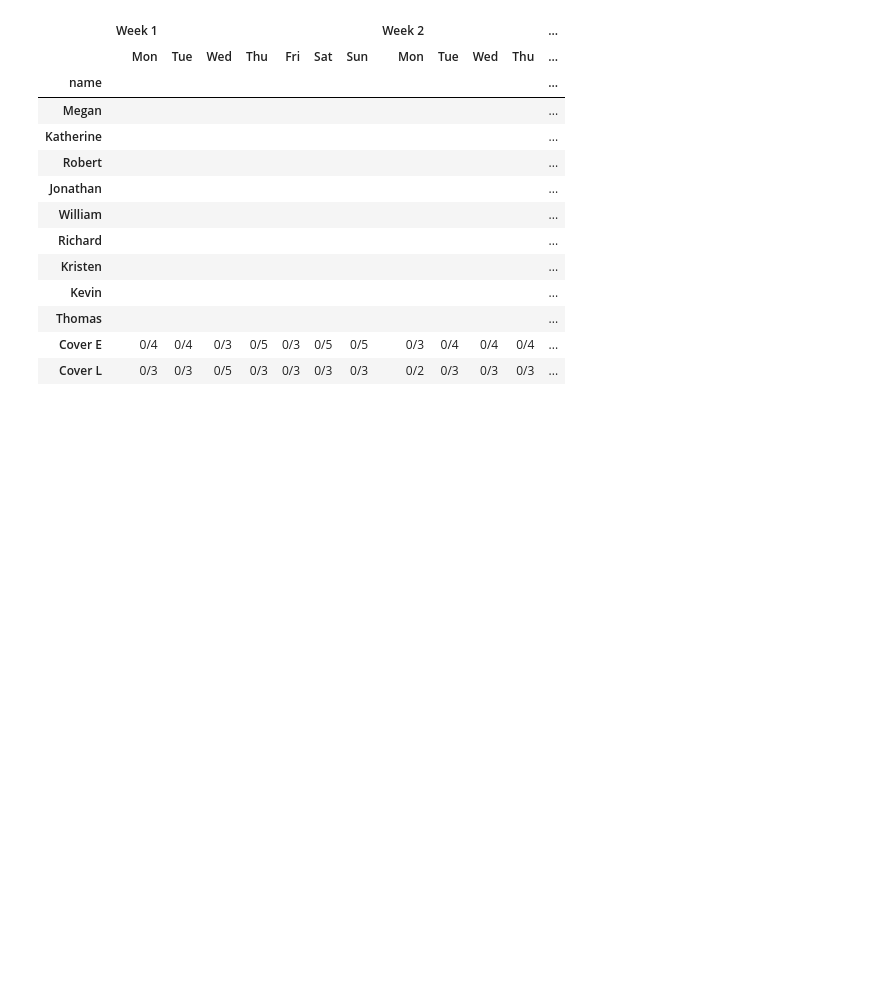
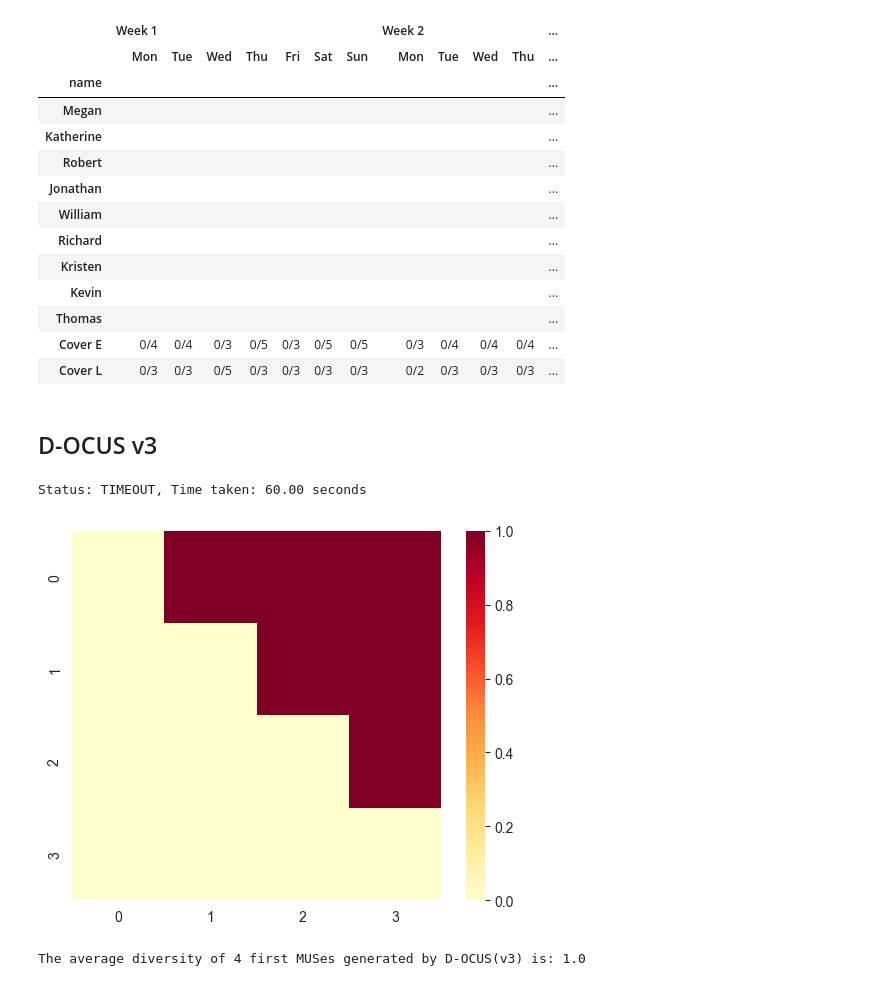
Before and after one commit to RobinHalford/cpmpy, a Jupyter notebook: cpmpy/tools/explain/nurse_rostering_examples.ipynb, the cells around one changed output. Drawn from its saved outputs; the diff is of its cells as text; code cells hidden in the pictures; blank space fills up the shorter version.

```diff
--- a/cpmpy/tools/explain/nurse_rostering_examples.ipynb
+++ b/cpmpy/tools/explain/nurse_rostering_examples.ipynb
@@ -37,3 +37,15 @@ factory = NurseSchedulingFactory(data)
 model, nurse_view = factory.get_decision_model()
 cs = len(model.constraints)
 time_limit = 60
+# %%
+result = []
+generator = marco_diverse_optimal(model.constraints, solver="exact", map_solver="exact", return_mcs=False, time_limit=time_limit)
+for status, subset, elapsed_time in generator:
+    if status == "MUS":
+        result.append(frozenset(subset))
+        if len(result) >= 5:
+            total_time = elapsed_time
+            print(f"Found {len(result)} MUSes in {total_time:.2f} seconds")
+            break
+    else:
+        print(f"Status: {status}, Time taken: {elapsed_time:.2f} seconds")
@@ -580,3 +677,27 @@ for mus in result:
 | Thomas |  |  |  |  |  |  |  |  |  |  |  | ... |
 | Cover E | 0/4 | 0/4 | 0/3 | 0/5 | 0/3 | 0/5 | 0/5 | 0/3 | 0/4 | 0/4 | 0/4 | ... |
 | Cover L | 0/3 | 0/3 | 0/5 | 0/3 | 0/3 | 0/3 | 0/3 | 0/2 | 0/3 | 0/3 | 0/3 | ... |
+# %% [markdown]
+## D-OCUS v3
+# %%
+result = []
+generator = ocus_enum_opt_nextMUS(model.constraints, solver="exact", hs_solver="gurobi", time_limit=time_limit)
+for status, subset, elapsed_time in generator:
+    if status == "MUS":
+        result.append(frozenset(subset))
+        if len(result) >= 5:
+            total_time = elapsed_time
+            print(f"Found {len(result)} MUSes in {total_time:.2f} seconds")
+            break
+    else:
+        print(f"Status: {status}, Time taken: {elapsed_time:.2f} seconds")
+# %% [output]
+Status: TIMEOUT, Time taken: 60.00 seconds
+# %%
+div_matrix = diversity_matrix(result, measure="overlap")
+visualize_heatmap(div_matrix)
+avg = div_matrix[np.triu_indices_from(div_matrix, k=1)].mean()
+print(f"The average diversity of {len(result)} first MUSes generated by D-OCUS(v3) is: {avg}")
+# %% [output]
+[figure, added]
+The average diversity of 4 first MUSes generated by D-OCUS(v3) is: 1.0
```
Also changed, not shown: parts of 10 cells of this notebook.
